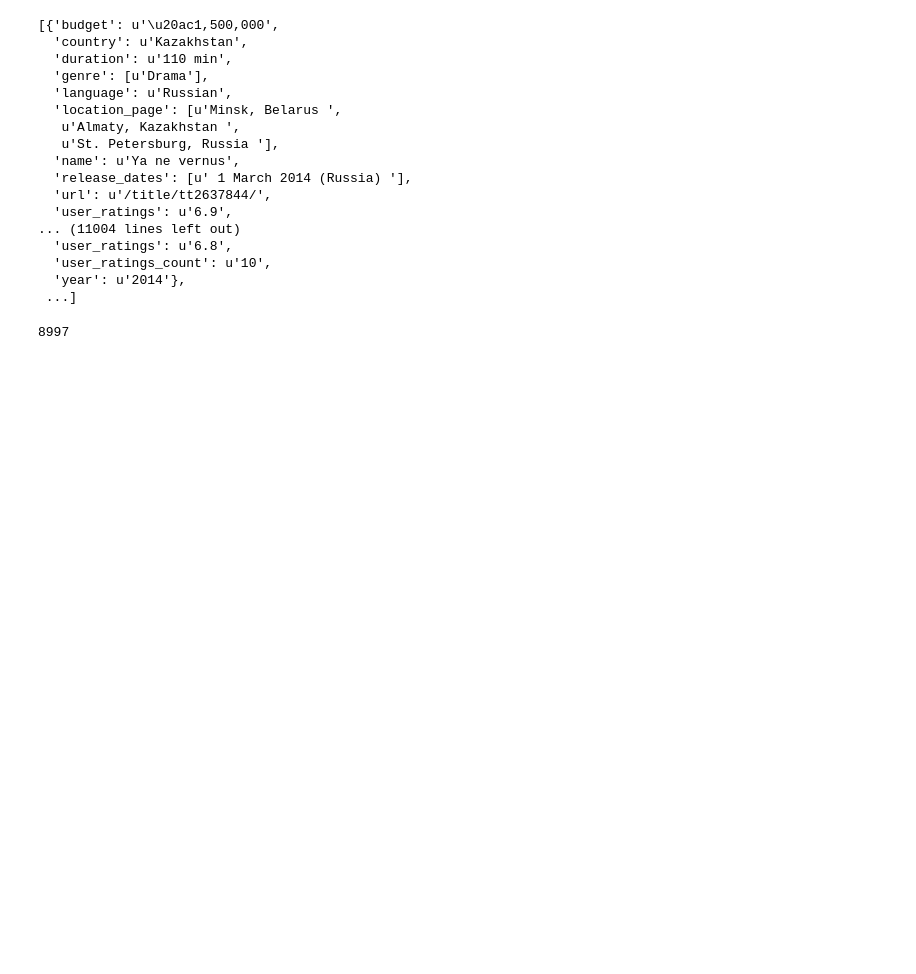
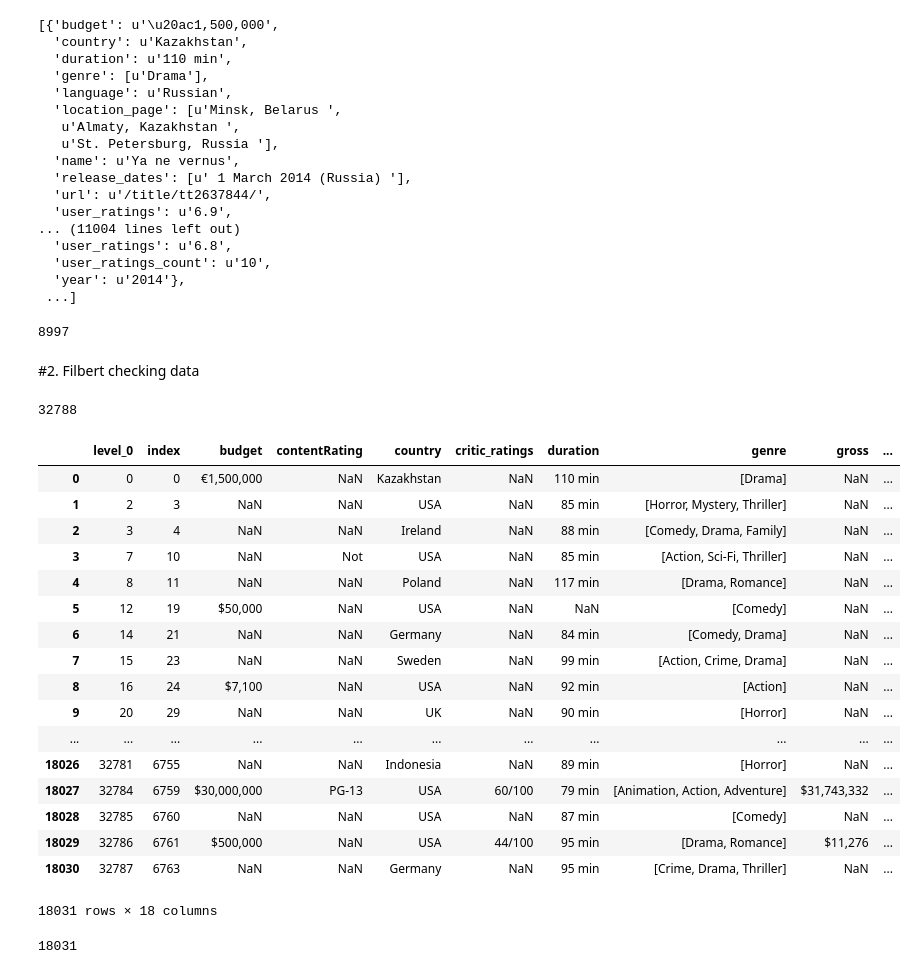
Before and after one commit to zhiqianseah/CS109finalproj, a Jupyter notebook: project.ipynb, the cells around one changed output. Drawn from its saved outputs; the diff is of its cells as text; code cells hidden in the pictures; blank space fills up the shorter version.

Commit message:
Checked data size

```diff
--- a/project.ipynb
+++ b/project.ipynb
@@ -229,3 +235,44 @@ df = pd.DataFrame(movie_info_list)
 print len(movie_info_list)
 # %% [output]
 8997
+# %% [markdown]
+#2. Filbert checking data
+# %%
+df = pd.read_json("tempdata/movieinfo_2014_full.json")
+df = df.append(pd.read_json("tempdata/movieinfo_2013.json"))
+df = df.append(pd.read_json("tempdata/movieinfo_2012.json"))
+df = df.append(pd.read_json("tempdata/movieinfo_2011.json"))
+df = df.append(pd.read_json("tempdata/movieinfo_2010.json"))
+df = df.append(pd.read_json("tempdata/movieinfo_2009.json"))
+# %%
+r_df = df[~df["user_ratings"].isnull()].reset_index()
+# %%
+len(r_df)
+# %% [output]
+32788
+# %%
+new_df = r_df[r_df["location_page"]!="None"].reset_index()
+new_df
+# %% [output]
+|  | level_0 | index | budget | contentRating | country | critic_ratings | duration | genre | gross | ... |
+| 0 | 0 | 0 | €1,500,000 | NaN | Kazakhstan | NaN | 110 min | [Drama] | NaN | ... |
+| 1 | 2 | 3 | NaN | NaN | USA | NaN | 85 min | [Horror, Mystery, Thriller] | NaN | ... |
+| 2 | 3 | 4 | NaN | NaN | Ireland | NaN | 88 min | [Comedy, Drama, Family] | NaN | ... |
+| 3 | 7 | 10 | NaN | Not | USA | NaN | 85 min | [Action, Sci-Fi, Thriller] | NaN | ... |
+| 4 | 8 | 11 | NaN | NaN | Poland | NaN | 117 min | [Drama, Romance] | NaN | ... |
+| 5 | 12 | 19 | $50,000 | NaN | USA | NaN | NaN | [Comedy] | NaN | ... |
+| 6 | 14 | 21 | NaN | NaN | Germany | NaN | 84 min | [Comedy, Drama] | NaN | ... |
+| 7 | 15 | 23 | NaN | NaN | Sweden | NaN | 99 min | [Action, Crime, Drama] | NaN | ... |
+| 8 | 16 | 24 | $7,100 | NaN | USA | NaN | 92 min | [Action] | NaN | ... |
+| 9 | 20 | 29 | NaN | NaN | UK | NaN | 90 min | [Horror] | NaN | ... |
+| ... | ... | ... | ... | ... | ... | ... | ... | ... | ... | ... |
+| 18026 | 32781 | 6755 | NaN | NaN | Indonesia | NaN | 89 min | [Horror] | NaN | ... |
+| 18027 | 32784 | 6759 | $30,000,000 | PG-13 | USA | 60/100 | 79 min | [Animation, Action, Adventure] | $31,743,332 | ... |
+| 18028 | 32785 | 6760 | NaN | NaN | USA | NaN | 87 min | [Comedy] | NaN | ... |
+| 18029 | 32786 | 6761 | $500,000 | NaN | USA | 44/100 | 95 min | [Drama, Romance] | $11,276 | ... |
+| 18030 | 32787 | 6763 | NaN | NaN | Germany | NaN | 95 min | [Crime, Drama, Thriller] | NaN | ... |
+18031 rows × 18 columns
+# %%
+len(new_df)
+# %% [output]
+18031
```
Also changed, not shown: parts of 6 cells of this notebook.
